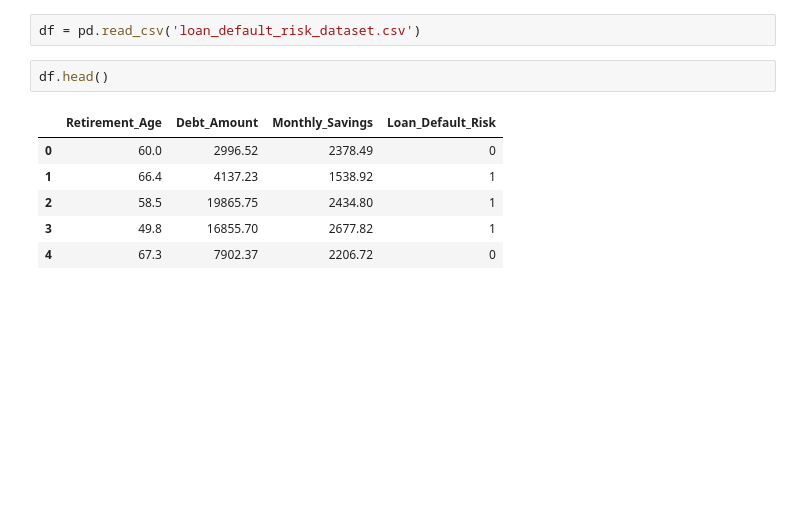
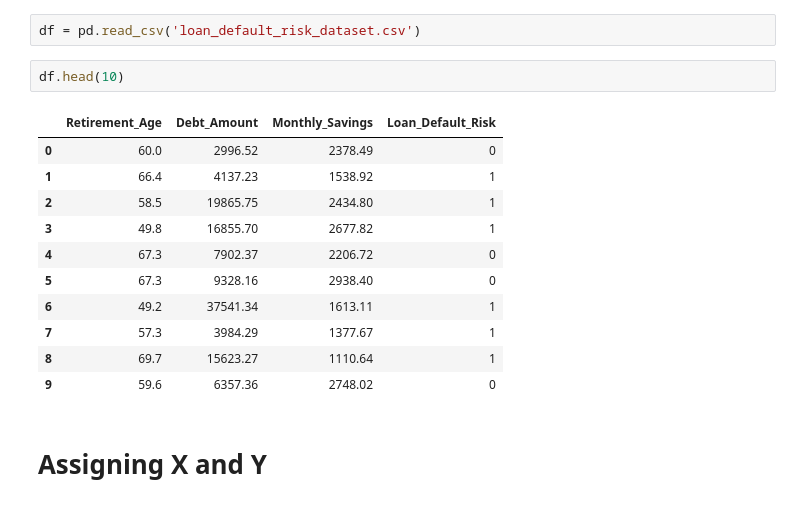
Before and after one commit to dhanush0823-git/Machine_Learning01, a Jupyter notebook: LogisticRegression/loan_default.ipynb, the cells around one changed output. Saved outputs shown, nothing was run; the diff lists cells and outputs as text; blank space fills up the shorter version.

```diff
--- a/LogisticRegression/loan_default.ipynb
+++ b/LogisticRegression/loan_default.ipynb
@@ -3,11 +11,18 @@ import pandas as pd
 # %%
 df = pd.read_csv('loan_default_risk_dataset.csv')
 # %%
-df.head()
+df.head(10)
 # %% [output]
 |  | Retirement_Age | Debt_Amount | Monthly_Savings | Loan_Default_Risk |
 | 0 | 60.0 | 2996.52 | 2378.49 | 0 |
 | 1 | 66.4 | 4137.23 | 1538.92 | 1 |
 | 2 | 58.5 | 19865.75 | 2434.80 | 1 |
 | 3 | 49.8 | 16855.70 | 2677.82 | 1 |
 | 4 | 67.3 | 7902.37 | 2206.72 | 0 |
+| 5 | 67.3 | 9328.16 | 2938.40 | 0 |
+| 6 | 49.2 | 37541.34 | 1613.11 | 1 |
+| 7 | 57.3 | 3984.29 | 1377.67 | 1 |
+| 8 | 69.7 | 15623.27 | 1110.64 | 1 |
+| 9 | 59.6 | 6357.36 | 2748.02 | 0 |
+# %% [markdown]
+# Assigning X and Y
```
Also changed, not shown: parts of 27 cells of this notebook, 1 other file.
